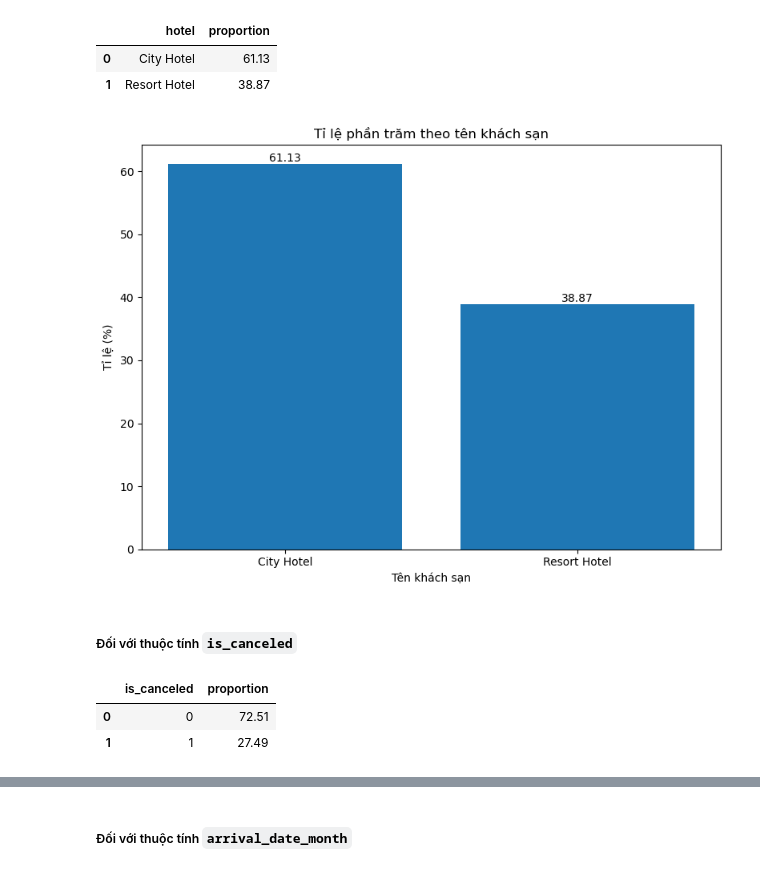
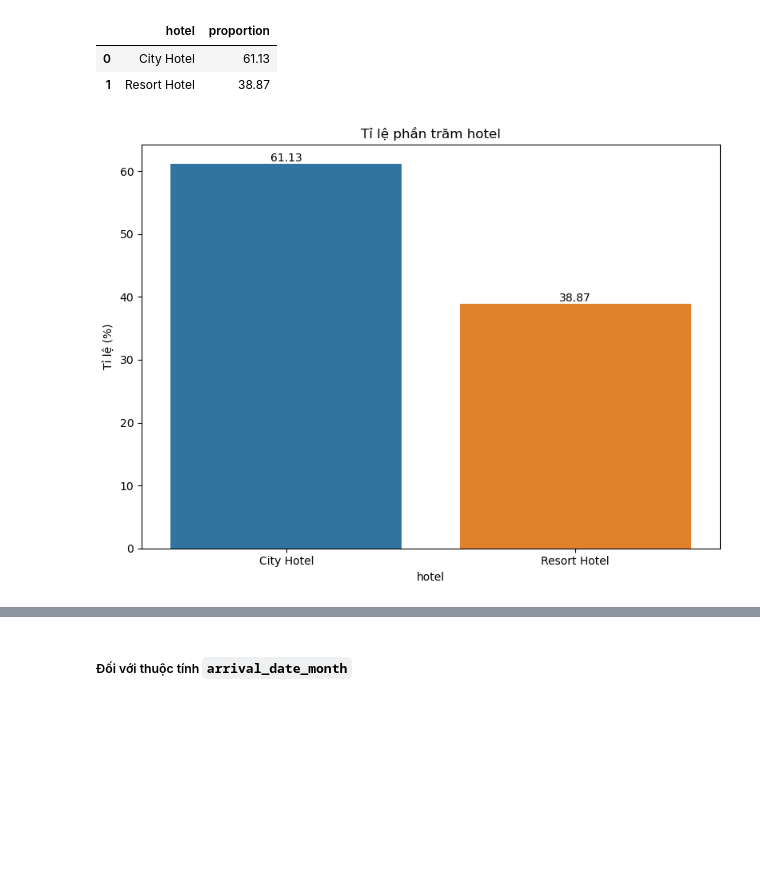
Before and after one commit to nmgbao2505/Lab_Data_Visualization, a Jupyter notebook: Final Project/21127221_21127583_21127739.ipynb, the cells around one changed output, grey strips where cells are left out. Saved outputs shown, nothing was run; the diff lists cells and outputs as text; code cells hidden in the pictures; blank space fills up the shorter version.

```diff
--- a/Final Project/21127221_21127583_21127739.ipynb
+++ b/Final Project/21127221_21127583_21127739.ipynb
@@ -506,25 +506,16 @@ hotel_ratios.reset_index()
 | 1 | Resort Hotel | 38.87 |
 # %%
 plt.figure(figsize=(8, 6))
-plt.bar(hotel_ratios.index, hotel_ratios.values)
-plt.title('Tỉ lệ phần trăm theo tên khách sạn')
-plt.xlabel('Tên khách sạn')
+sns.barplot(x=hotel_ratios.index, y=hotel_ratios.values)
+
+plt.title('Tỉ lệ phần trăm hotel')
+plt.xlabel('hotel')
 plt.ylabel('Tỉ lệ (%)')
 
 for i, value in enumerate(hotel_ratios.values):
     plt.text(i, value, str(value), ha='center', va='bottom')
 
 plt.tight_layout()
 plt.show()
 # %% [output]
-[figure, old version]
+[figure, new version]
-# %% [markdown]
-##### Đối với thuộc tính `is_canceled`
-# %%
-is_canceled_ratios = cat_col_df['is_canceled'].value_counts(normalize=True) * 100
-is_canceled_ratios = is_canceled_ratios.round(2)
-is_canceled_ratios.reset_index()
-# %% [output]
-|  | is_canceled | proportion |
-| 0 | 0 | 72.51 |
-| 1 | 1 | 27.49 |
```
Also changed, not shown: parts of 87 cells of this notebook.
